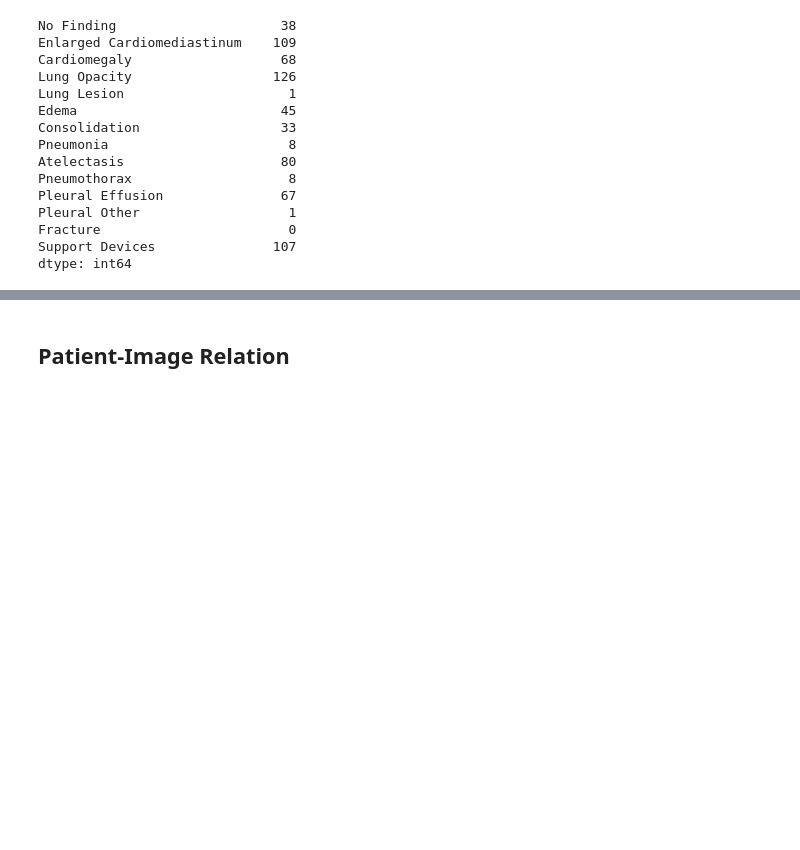
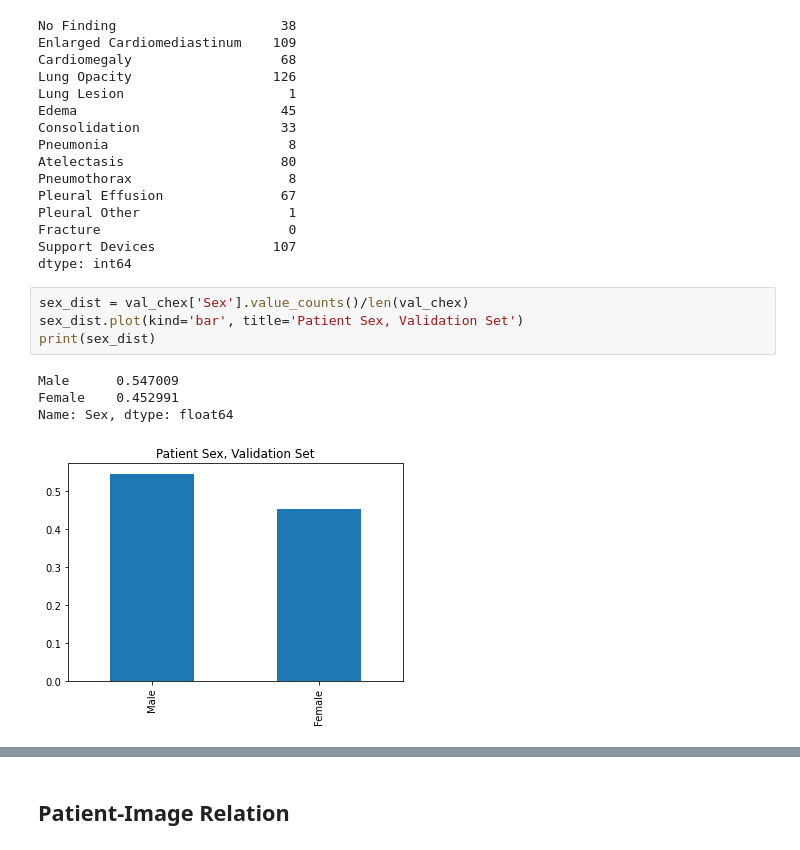
Before and after one commit to linev8k/cxr-fl-privacy, a Jupyter notebook: chexpert_data.ipynb, the cells around one changed output, grey strips where cells are left out. Cells and saved outputs as stored; diff of their text form; blank space fills up the shorter version.

```diff
--- a/chexpert_data.ipynb
+++ b/chexpert_data.ipynb
@@ -261,3 +274,12 @@ Pleural Other                   1
 Fracture                        0
 Support Devices               107
 dtype: int64
+# %%
+sex_dist = val_chex['Sex'].value_counts()/len(val_chex)
+sex_dist.plot(kind='bar', title='Patient Sex, Validation Set')
+print(sex_dist)
+# %% [output]
+Male      0.547009
+Female    0.452991
+Name: Sex, dtype: float64
+[figure, added]
```
Also changed, not shown: parts of 7 cells of this notebook.
